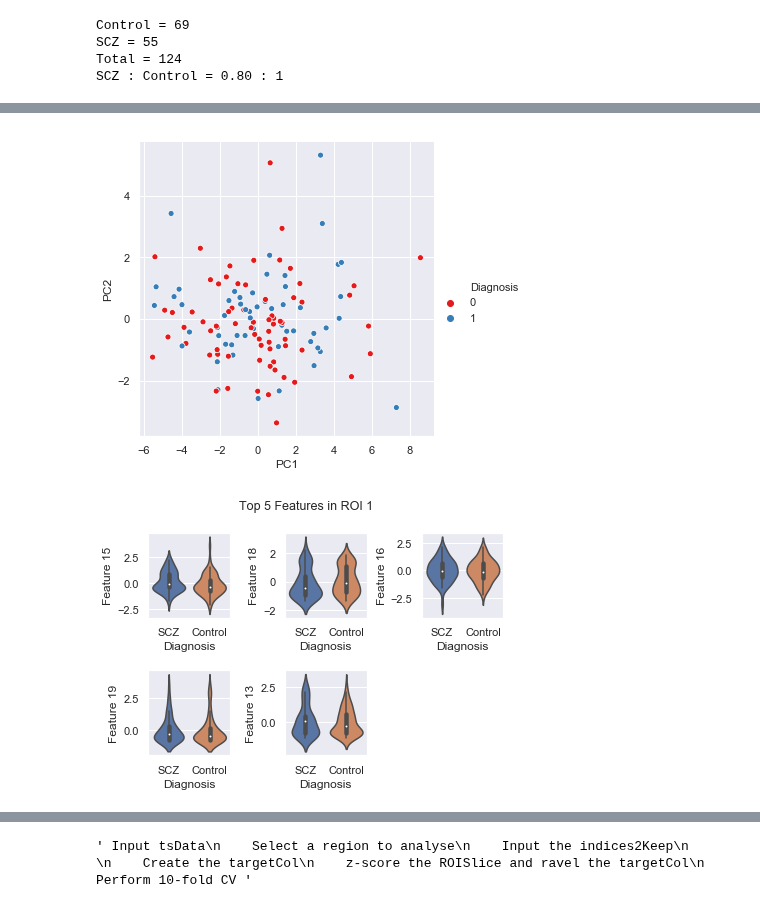
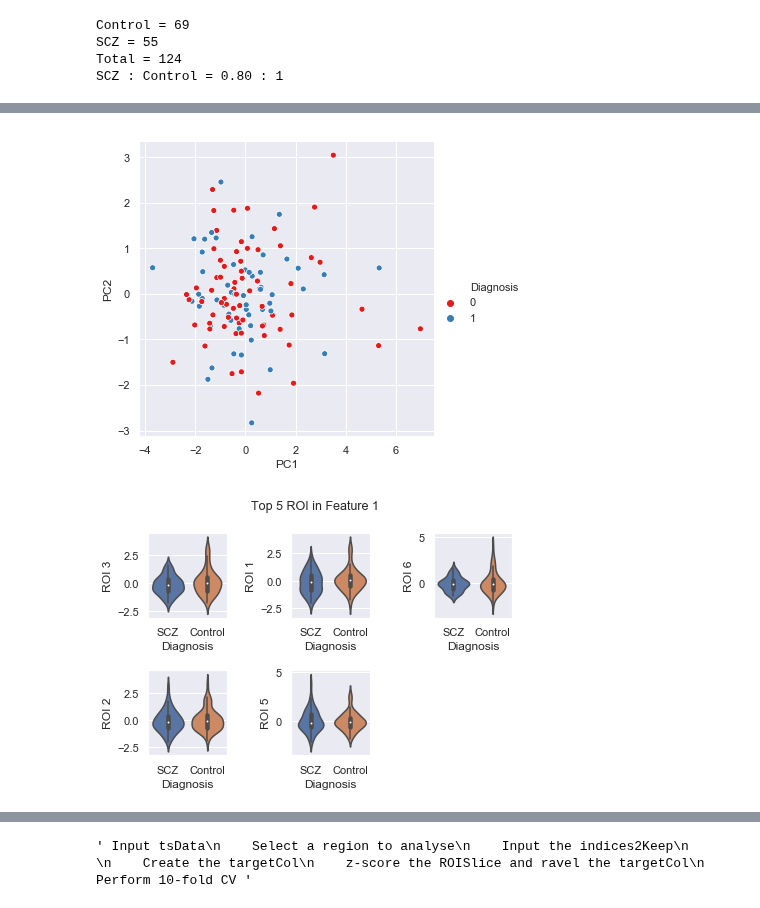
Before and after one commit to DynamicsAndNeuralSystems/fMRI_FeaturesDisorders, a Jupyter notebook: refinedCode.ipynb, the cells around one changed output, grey strips where cells are left out. Drawn from its saved outputs; the diff is of its cells as text; code cells hidden in the pictures.

```diff
--- a/refinedCode.ipynb
+++ b/refinedCode.ipynb
@@ -45,7 +45,7 @@ PyFeatList_txt = 'PythonFeatureList.txt' # This text file contains the 22 featur
 
 # Add a multi-level index to the feature matrix and save into the variable, tsData
 # Also store the number of ROIs and subjects in the data
-tsData, ROIs, subjects, feats = af.addIndices(element_txt,subPath,PyFeatList_txt)
+tsData, ROIs, subjects, feats, featList = af.addIndices(element_txt,subPath,PyFeatList_txt)
 # %%
 # Select a given feature from the dataframe
 ''' This function should take the tsData, feature name and the indices to be kept (based on the threshold fd) and
@@ -131,7 +133,7 @@ Total = 124
 SCZ : Control = 0.80 : 1
 # %%
 # Assign the data to variables
-DataSlice = ROISlice # featSlice or ROISlice
+DataSlice = featSlice # featSlice or ROISlice
 DataSlice_zscored = DataSlice.apply(zscore)
 
 X = DataSlice_zscored
@@ -164,13 +175,13 @@ tpValDf, tpValDf_sorted, sigPValInds = af.getTPVals(targetCol, DataSlice)
 
 af.showMePCAFig(DataSlice, targetCol)
 # %% [output]
-[figure, old version]
+[figure, new version]
 # %%
-# Show me the top five features / ROIS as violin plots in the ROI / feature being analysed
+# Show me the top five features / ROIs as violin plots in the ROI / feature being analysed
 
-af.showMeViolinPlts(targetCol, sigPValInds, DataSlice, 1, ROI)
+af.showMeViolinPlts(targetCol, sigPValInds, DataSlice, 0, ROI)
 # %% [output]
-[figure, old version]
+[figure, new version]
 # %%
 # Define a function, showMeROIAccPlot
 
```
Also changed, not shown: parts of 8 cells of this notebook, 3 other files.
